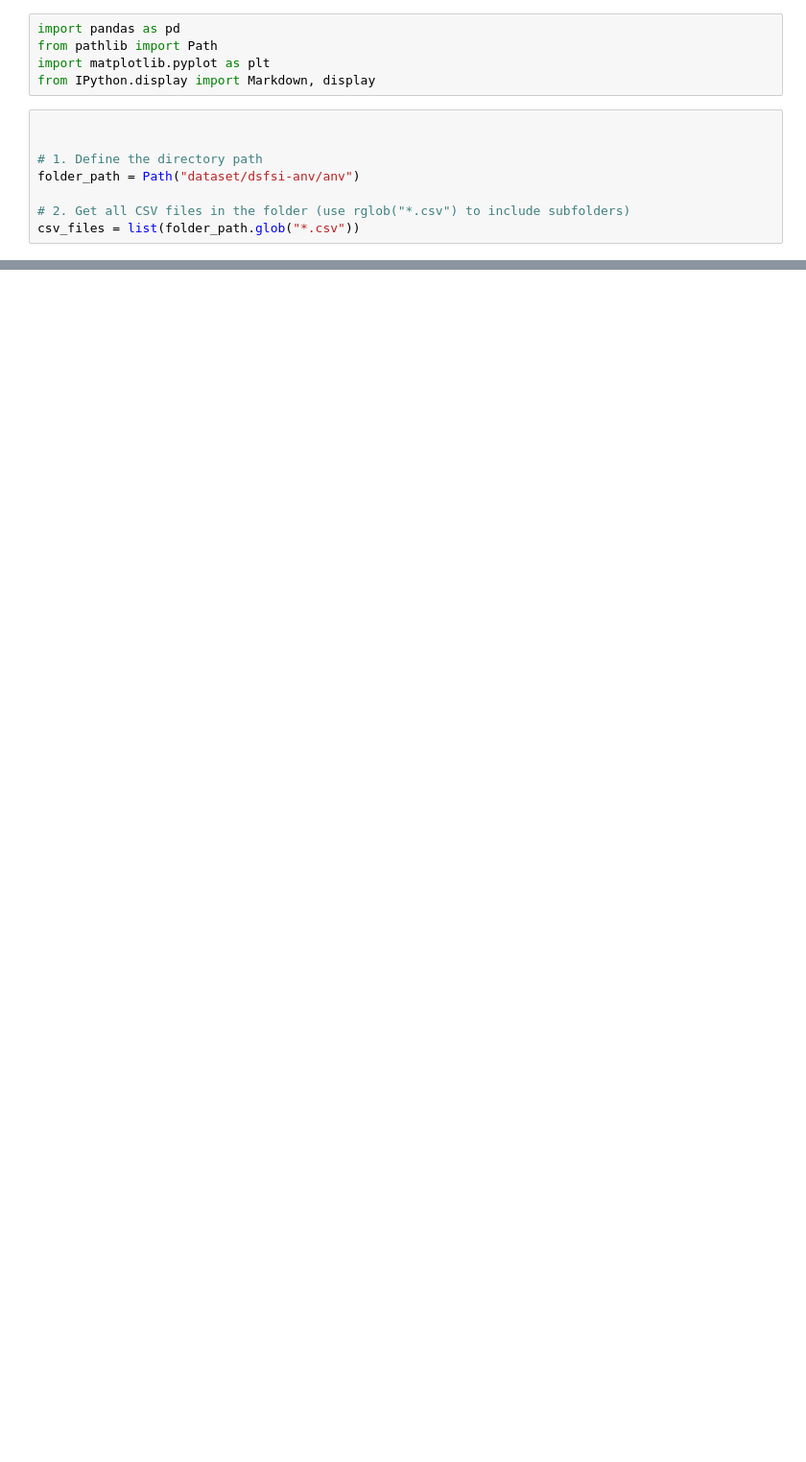
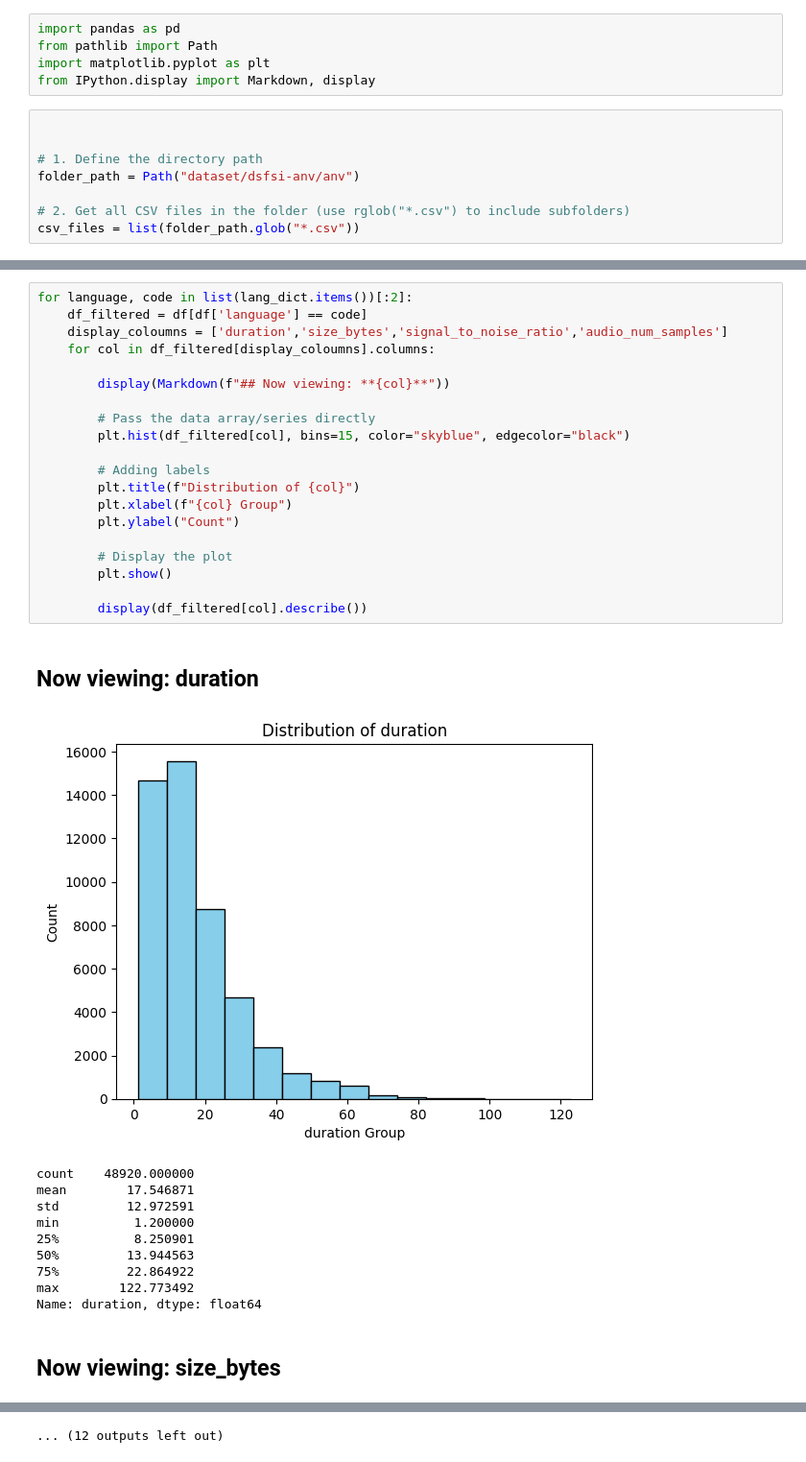
Before and after one commit to Khotso-Bore/MultilingualASR, a Jupyter notebook: za_next_voices_eda.ipynb, the cells around one changed output, grey strips where cells are left out. Shown at 96% size. Cells and saved outputs as stored; diff of their text form; blank space fills up the shorter version.

```diff
--- a/za_next_voices_eda.ipynb
+++ b/za_next_voices_eda.ipynb
@@ -13,0 +129,33 @@ csv_files = list(folder_path.glob("*.csv"))
+# %%
+for language, code in list(lang_dict.items())[:2]:
+    df_filtered = df[df['language'] == code]
+    display_coloumns = ['duration','size_bytes','signal_to_noise_ratio','audio_num_samples']
+    for col in df_filtered[display_coloumns].columns:
+
+        display(Markdown(f"## Now viewing: **{col}**"))
+
+        # Pass the data array/series directly
+        plt.hist(df_filtered[col], bins=15, color="skyblue", edgecolor="black")
+
+        # Adding labels
+        plt.title(f"Distribution of {col}")
+        plt.xlabel(f"{col} Group")
+        plt.ylabel("Count")
+
+        # Display the plot
+        plt.show()
+
+        display(df_filtered[col].describe())
+# %% [output]
+## Now viewing: **duration**
+[figure, added]
+count    48920.000000
+mean        17.546871
+std         12.972591
+min          1.200000
+25%          8.250901
+50%         13.944563
+75%         22.864922
+max        122.773492
+Name: duration, dtype: float64
+## Now viewing: **size_bytes**
@@ -13,0 +194 @@ csv_files = list(folder_path.glob("*.csv"))
+... (12 outputs left out)
```
Also changed, not shown: parts of 14 cells of this notebook.
